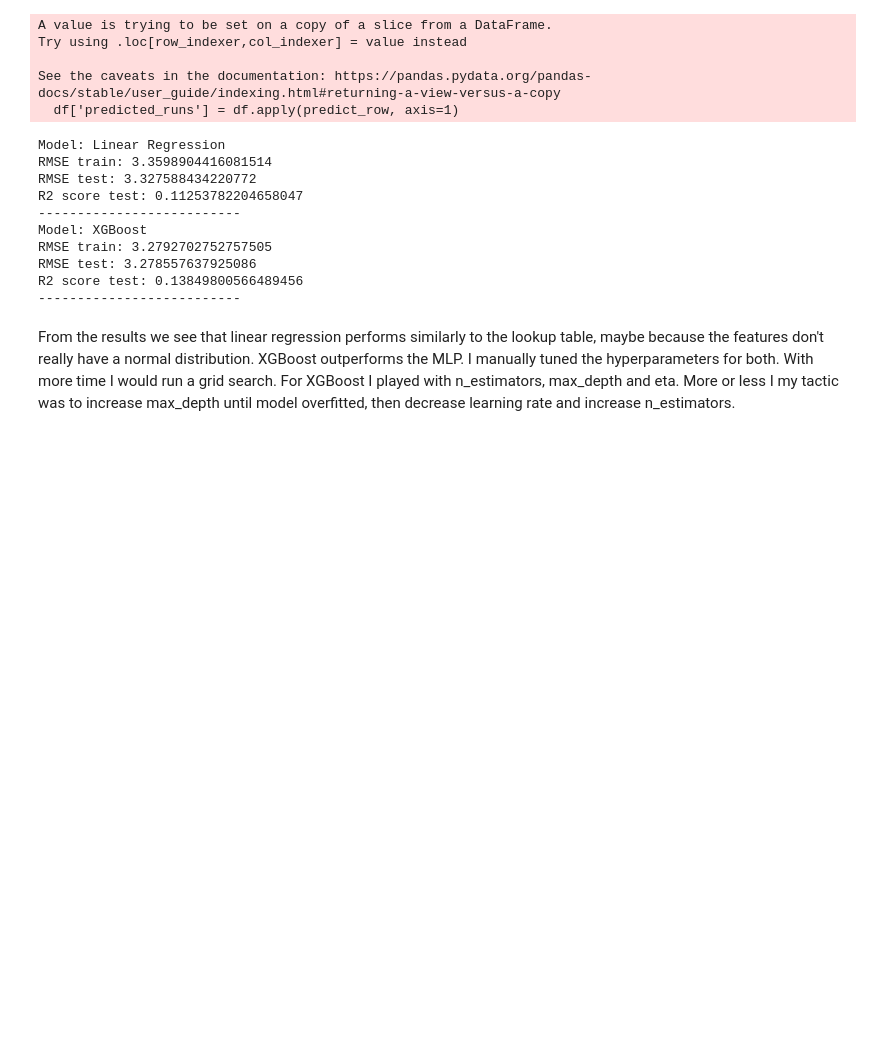
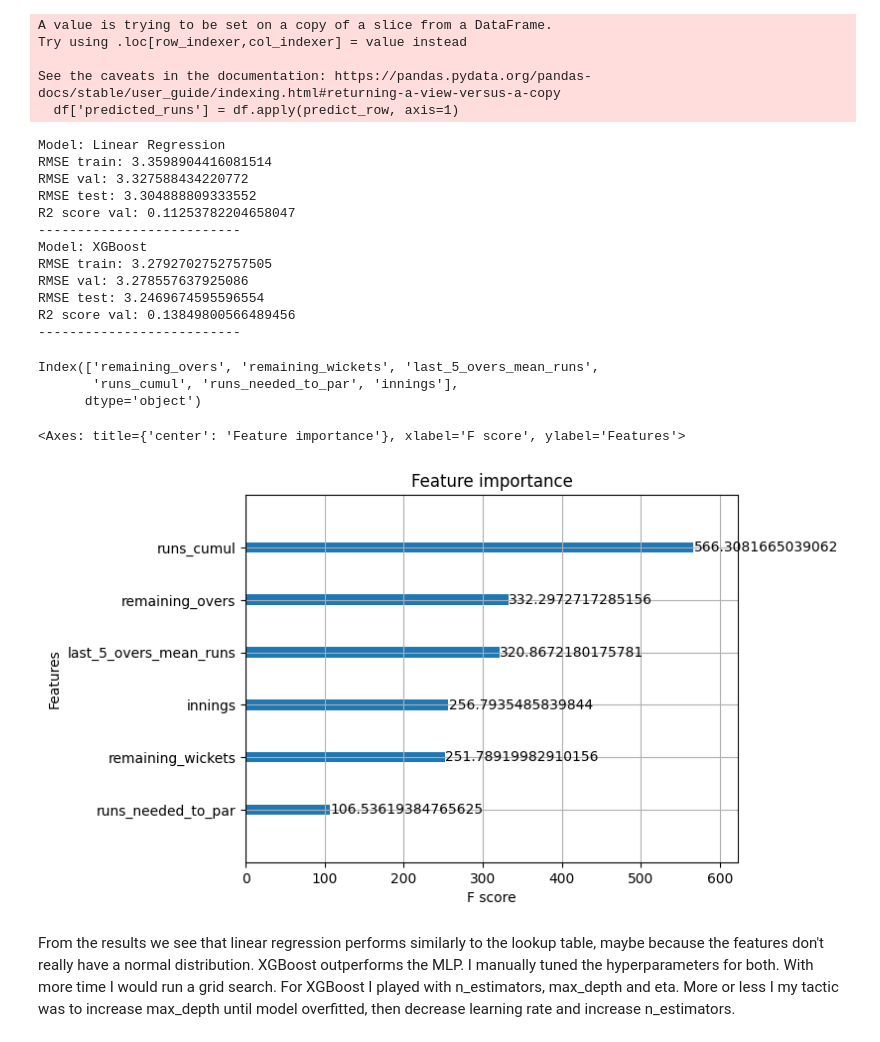
Before and after one commit to stecasta/cricket-predictions, a Jupyter notebook: notebooks/assessment.ipynb, the cells around one changed output. Saved outputs shown, nothing was run; the diff lists cells and outputs as text; code cells hidden in the pictures; blank space fills up the shorter version.

Commit message:
added feature correlation and importance

```diff
--- a/notebooks/assessment.ipynb
+++ b/notebooks/assessment.ipynb
@@ -782,8 +815,10 @@ import numpy as np
 # Let's keep out last 10k samples for test set
 X = overs_ds[:-n_test_samples][["remaining_overs", "remaining_wickets", "last_5_overs_mean_runs", "runs_cumul", "runs_needed_to_par", "innings"]]
 y = overs_ds[:-n_test_samples]["runs"]
+X_test = overs_ds[-n_test_samples:][["remaining_overs", "remaining_wickets", "last_5_overs_mean_runs", "runs_cumul", "runs_needed_to_par", "innings"]]
+y_test = overs_ds[-n_test_samples:]["runs"]
 
-X_train, X_test, y_train, y_test = train_test_split(X, y, test_size=0.2, random_state=42)
+X_train, X_val, y_train, y_val = train_test_split(X, y, test_size=0.2, random_state=42)
 
 models = {
     "Linear Regression": LinearRegression(),
@@ -795,27 +830,44 @@ for model_name, model in models.items():
 
     model.fit(X_train, y_train)
     y_pred_train = model.predict(X_train)
-    y_pred_val = model.predict(X_test)
+    y_pred_val = model.predict(X_val)
+    y_pred_test = model.predict(X_test)
 
     mse_train = mean_squared_error(y_train, y_pred_train)
-    mse_test = mean_squared_error(y_test, y_pred_val)
-    r2 = r2_score(y_test, y_pred_val)
+    mse_val = mean_squared_error(y_val, y_pred_val)
+    mse_test = mean_squared_error(y_test, y_pred_test)
+    r2 = r2_score(y_val, y_pred_val)
     print(f"Model: {model_name}")
     print(f"RMSE train: {np.sqrt(mse_train)}")
+    print(f"RMSE val: {np.sqrt(mse_val)}")
     print(f"RMSE test: {np.sqrt(mse_test)}")
-    print(f"R2 score test: {r2}")
+    print(f"R2 score val: {r2}")
     print("--------------------------")
 # %% [output]
 Model: Linear Regression
 RMSE train: 3.3598904416081514
-RMSE test: 3.327588434220772
-R2 score test: 0.11253782204658047
+RMSE val: 3.327588434220772
+RMSE test: 3.304888809333552
+R2 score val: 0.11253782204658047
 --------------------------
 Model: XGBoost
 RMSE train: 3.2792702752757505
-RMSE test: 3.278557637925086
-R2 score test: 0.13849800566489456
+RMSE val: 3.278557637925086
+RMSE test: 3.2469674595596554
+R2 score val: 0.13849800566489456
 --------------------------
+# %%
+X_train.columns
+# %% [output]
+Index(['remaining_overs', 'remaining_wickets', 'last_5_overs_mean_runs',
+       'runs_cumul', 'runs_needed_to_par', 'innings'],
+      dtype='object')
+# %%
+import xgboost as xgb
+xgb.plot_importance(models['XGBoost'], importance_type='gain')
+# %% [output]
+<Axes: title={'center': 'Feature importance'}, xlabel='F score', ylabel='Features'>
+[figure, added]
 # %% [markdown]
 From the results we see that linear regression performs similarly to the lookup table, maybe because the features don't really have a normal distribution. XGBoost outperforms the MLP. I manually tuned the hyperparameters for both. With more time I would run a grid search. For XGBoost I played with n_estimators, max_depth and eta. More or less I my tactic was to increase max_depth until model overfitted, then decrease learning rate and increase n_estimators.
 # %% [markdown]
```
Also changed, not shown: parts of 3 cells of this notebook.
